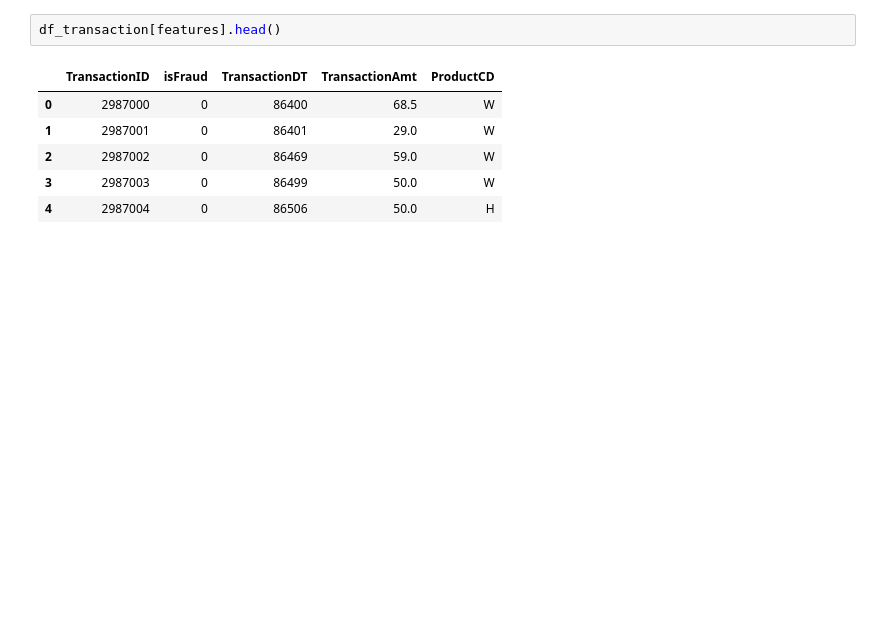
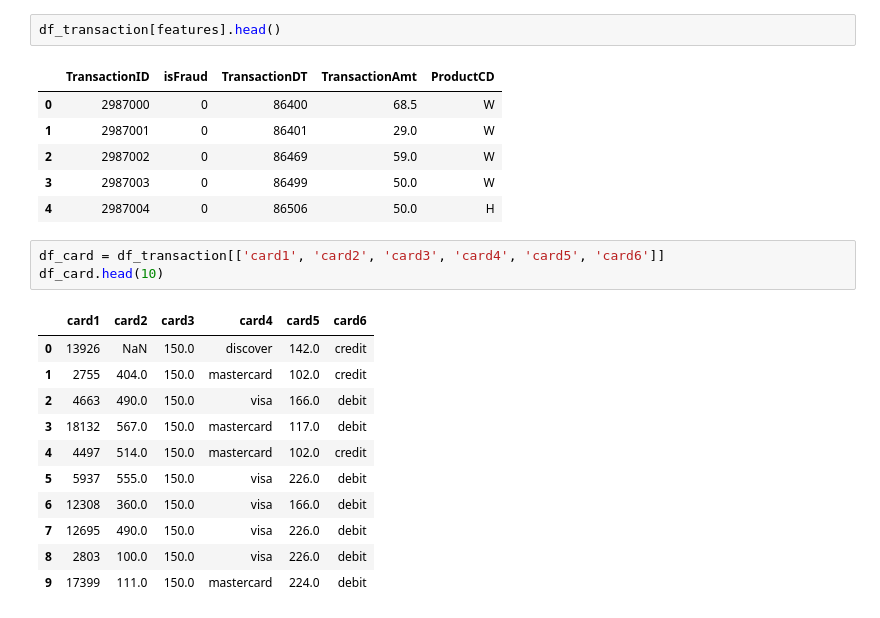
Before and after one commit to ngetachew/p-fraud, a Jupyter notebook: ieee_fraud_exploration.ipynb, the cells around one changed output. Drawn from its saved outputs; the diff is of its cells as text; blank space fills up the shorter version.

```diff
--- a/ieee_fraud_exploration.ipynb
+++ b/ieee_fraud_exploration.ipynb
@@ -38,4 +71,19 @@ df_transaction[features].head()
 | 2 | 2987002 | 0 | 86469 | 59.0 | W |
 | 3 | 2987003 | 0 | 86499 | 50.0 | W |
 | 4 | 2987004 | 0 | 86506 | 50.0 | H |
+# %%
+df_card = df_transaction[['card1', 'card2', 'card3', 'card4', 'card5', 'card6']]
+df_card.head(10)
+# %% [output]
+|  | card1 | card2 | card3 | card4 | card5 | card6 |
+| 0 | 13926 | NaN | 150.0 | discover | 142.0 | credit |
+| 1 | 2755 | 404.0 | 150.0 | mastercard | 102.0 | credit |
+| 2 | 4663 | 490.0 | 150.0 | visa | 166.0 | debit |
+| 3 | 18132 | 567.0 | 150.0 | mastercard | 117.0 | debit |
+| 4 | 4497 | 514.0 | 150.0 | mastercard | 102.0 | credit |
+| 5 | 5937 | 555.0 | 150.0 | visa | 226.0 | debit |
+| 6 | 12308 | 360.0 | 150.0 | visa | 166.0 | debit |
+| 7 | 12695 | 490.0 | 150.0 | visa | 226.0 | debit |
+| 8 | 2803 | 100.0 | 150.0 | visa | 226.0 | debit |
+| 9 | 17399 | 111.0 | 150.0 | mastercard | 224.0 | debit |
 # %%
```
Also changed, not shown: parts of 16 cells of this notebook.
